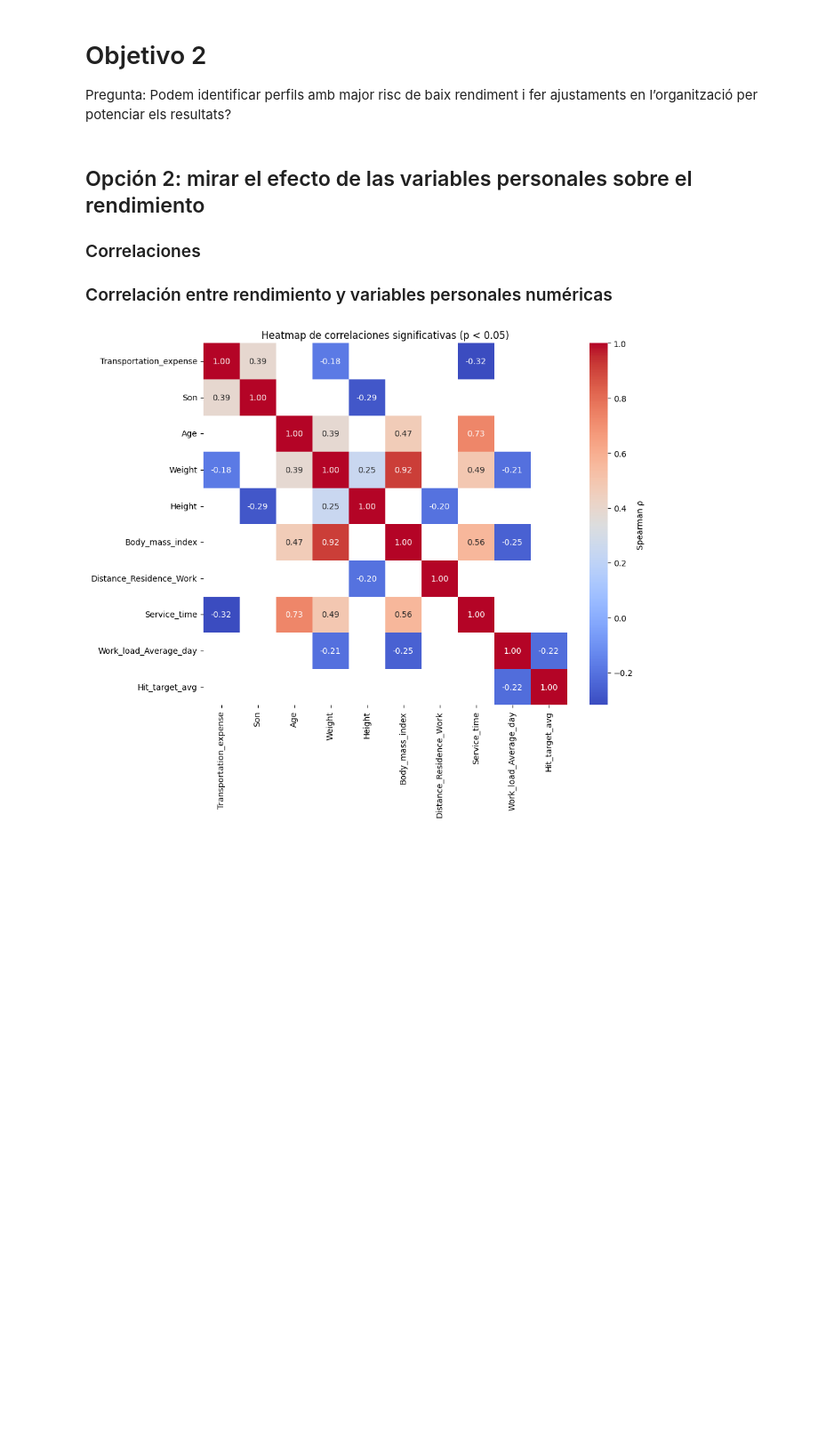
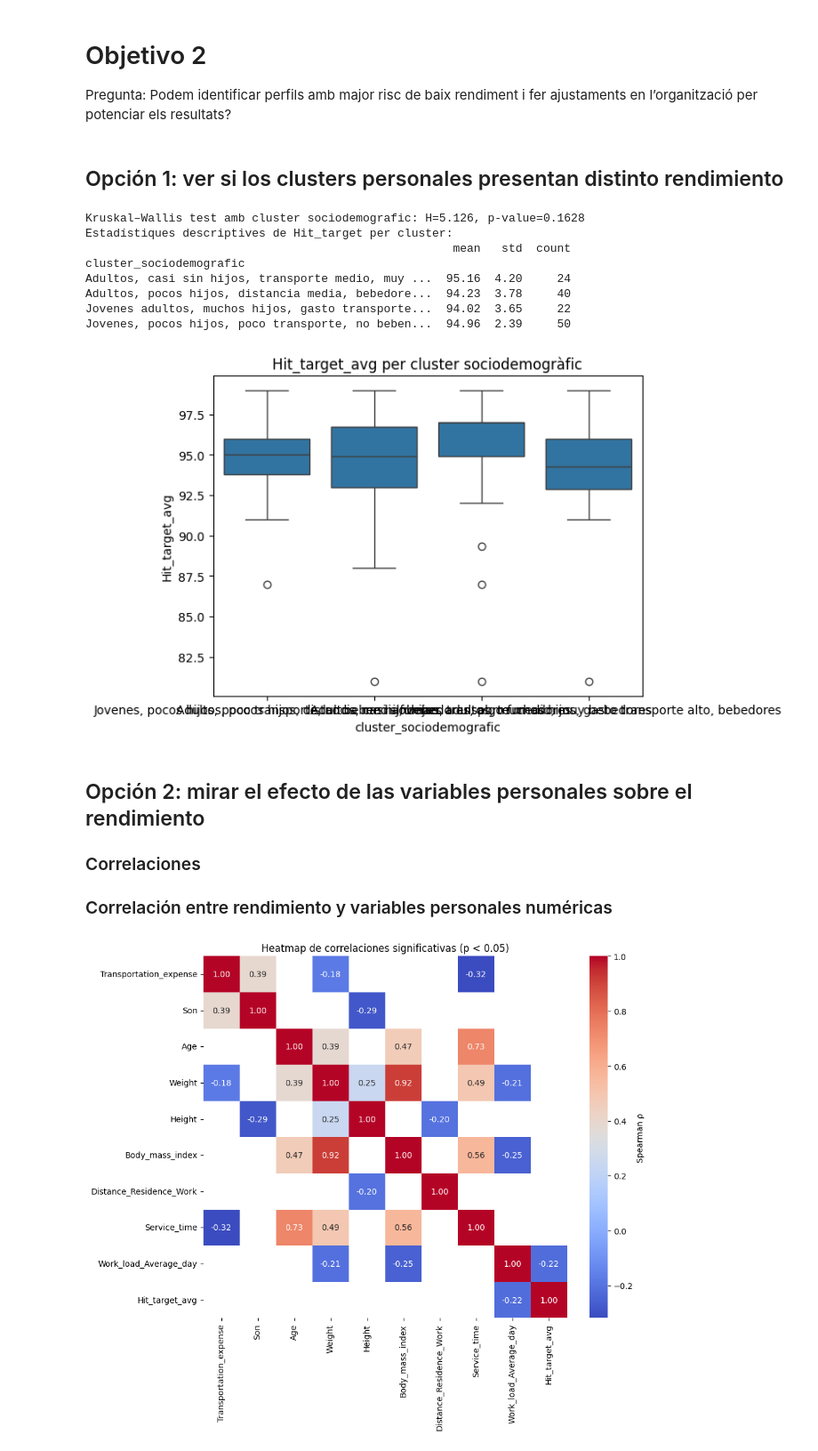
Before and after one commit to ITACADEMYprojectes/ProjecteData, a Jupyter notebook: Equip_15/Scripts/Analisis_Perfil_y_desempeno_061025.ipynb, the cells around one changed output. Shown at 89% size. Saved outputs shown, nothing was run; the diff lists cells and outputs as text; code cells hidden in the pictures; blank space fills up the shorter version.

```diff
--- a/Equip_15/Scripts/Analisis_Perfil_y_desempeno_061025.ipynb
+++ b/Equip_15/Scripts/Analisis_Perfil_y_desempeno_061025.ipynb
@@ -196,7 +196,7 @@ Cost del clustering: 267.1354889747848
 # %%
 # Crear una taula de mapeig ID -> cluster
 df_clusters = df_orig[["cluster"]].reset_index()
-df_clusters.rename(columns={"cluster": "cluster_personal"}, inplace=True)
+df_clusters.rename(columns={"cluster": "cluster_sociodemografic"}, inplace=True)
 
 # Diccionari de mapeig
 cluster_map = {
@@ -207,7 +207,7 @@ cluster_map = {
 }
 
 # Aplicar el canvi
-df_clusters['cluster_personal'] = df_clusters['cluster_personal'].map(cluster_map)
+df_clusters['cluster_sociodemografic'] = df_clusters['cluster_sociodemografic'].map(cluster_map)
 
 # Fer el join amb el dataframe original
 df = df.merge(df_clusters, on="ID", how="left")
@@ -308,0 +310,26 @@ plt.show()
+# %%
+import statsmodels.formula.api as smf
+
+# 1. Escalar la resposta a [0,1]
+df["hit_target_avg_scaled"] = df["Hit_target_avg"] / 100
+
+# 2. Evitar valors exactes 0 o 1
+eps = 1e-6
+df["hit_target_avg_scaled"] = df["hit_target_avg_scaled"].clip(eps, 1 - eps)
+
+# 3. Aplicar transformació logit
+df["hit_target_avg_logit"] = np.log(df["hit_target_avg_scaled"] / (1 - df["hit_target_avg_scaled"]))
+
+# 4. Definir el model
+formula = 'hit_target_avg_logit ~ Distance_Residence_Work + Service_time + Work_load_Average_day'
+
+# 5. Ajustar regressió lineal (OLS)
+model = smf.ols(formula, data=df).fit()
+
+# 6. Resultats
+print(model.summary())
+
+# 7. Prediccions (tornar a escala original)
+df["pred_logit"] = model.predict(df)
+df["pred_scaled"] = 1 / (1 + np.exp(-df["pred_logit"]))  # inverse logit
+df["pred_original"] = df["pred_scaled"] * 100
@@ -310,6 +355,33 @@ plt.show()
 # Objetivo 2
 
 Pregunta: Podem identificar perfils amb major risc de baix rendiment i fer ajustaments en l’organització per potenciar els resultats?
+# %% [markdown]
+## Opción 1: ver si los clusters personales presentan distinto rendimiento
+# %%
+from scipy.stats import kruskal
+
+groups = [df[df["cluster_sociodemografic"] == c]["Hit_target_avg"].dropna() for c in sorted(df["cluster_sociodemografic"].unique())]
+
+stat, p = kruskal(*groups)
+print(f"\nKruskal–Wallis test amb cluster sociodemografic: H={stat:.3f}, p-value={p:.4f}")
+
+# Mitjana, desviació estàndard i nombre de casos per cluster
+print("Estadístiques descriptives de Hit_target per cluster:")
+print(df.groupby("cluster_sociodemografic")["Hit_target_avg"].agg(['mean', 'std', 'count']).round(2))
+
+sns.boxplot(x="cluster_sociodemografic", y="Hit_target_avg", data=df)
+plt.title("Hit_target_avg per cluster sociodemogràfic")
+plt.show()
+# %% [output]
+Kruskal–Wallis test amb cluster sociodemografic: H=5.126, p-value=0.1628
+Estadístiques descriptives de Hit_target per cluster:
+                                                     mean   std  count
+cluster_sociodemografic
+Adultos, casi sin hijos, transporte medio, muy ...  95.16  4.20     24
+Adultos, pocos hijos, distancia media, bebedore...  94.23  3.78     40
+Jovenes adultos, muchos hijos, gasto transporte...  94.02  3.65     22
+Jovenes, pocos hijos, poco transporte, no beben...  94.96  2.39     50
+[figure, added]
 # %% [markdown]
 ## Opción 2: mirar el efecto de las variables personales sobre el rendimiento
 
```
Also changed, not shown: parts of 7 cells of this notebook.
